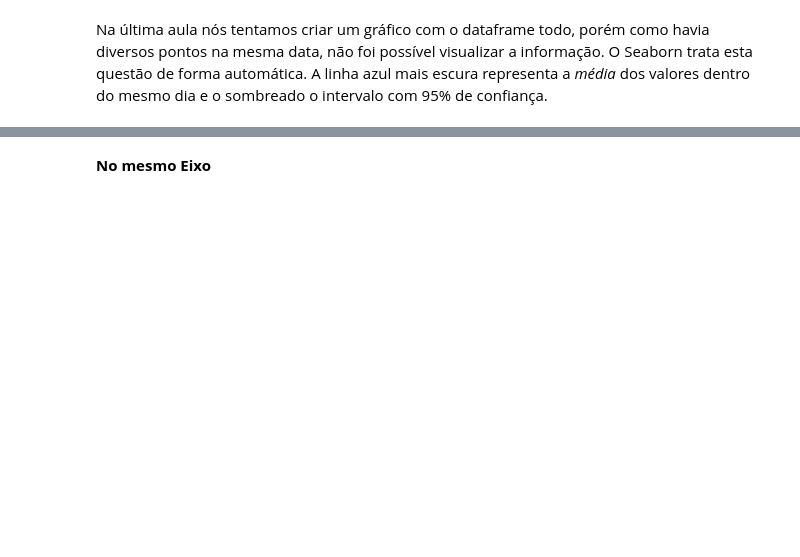
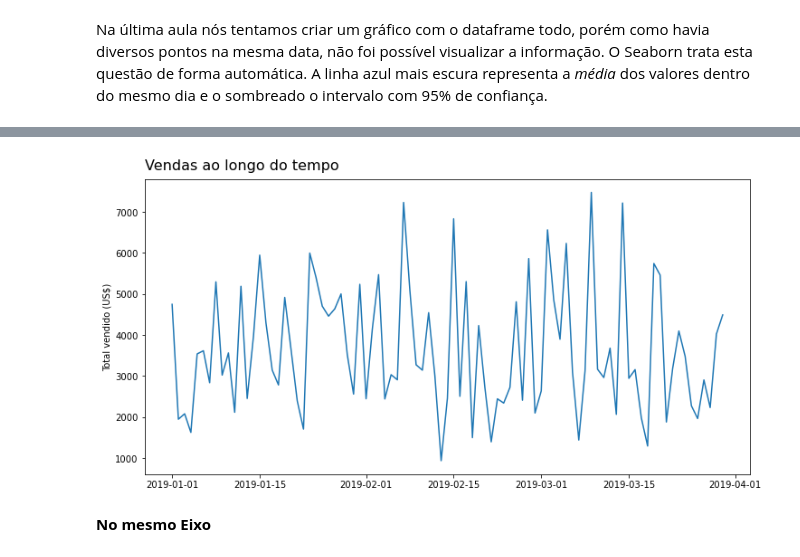
Before and after one commit to Moc967/letscode-data-2, a Jupyter notebook: src/Aula 4 - Seaborn.ipynb, the cells around one changed output, grey strips where cells are left out. Drawn from its saved outputs; the diff is of its cells as text; code cells hidden in the pictures; blank space fills up the shorter version.

```diff
--- a/src/Aula 4 - Seaborn.ipynb
+++ b/src/Aula 4 - Seaborn.ipynb
@@ -71,5 +103,5 @@ sns.pairplot(data=df_size);
 ## Linhas
 **Documentação**: https://seaborn.pydata.org/generated/seaborn.lineplot.html
 # %%
-df_supermarket = pd.read_csv('.\data\supermarket_sales.csv')
+df_supermarket = pd.read_csv('../data/supermarket_sales.csv')
 df_supermarket.head()
@@ -83,13 +124,15 @@ sns.lineplot(data=df_supermarket, x='Date', y='Total');
 # %%
 df_total=df_supermarket.pivot_table(index='Date', values='Total', aggfunc='sum')
 
 plt.figure(figsize=(12,6))
 
 ax = sns.lineplot(x=df_total.index, y=df_total['Total'])
 
-ax.set_title('Vendas ao longo do tempo')
+ax.set_title('Vendas ao longo do tempo', fontsize = 16, loc = 'left', pad = 10)
 ax.set_ylabel('Total vendido (US$)')
 ax.set_xlabel('');
+# %% [output]
+[figure, added]
 # %% [markdown]
 **No mesmo Eixo**
 # %%
```
Also changed, not shown: parts of 39 cells of this notebook.
